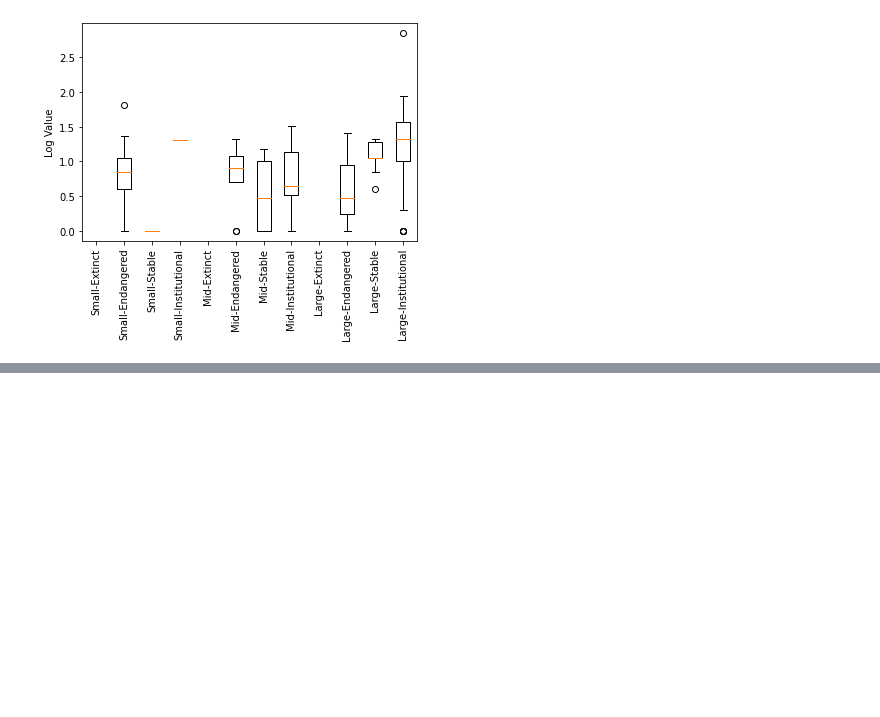
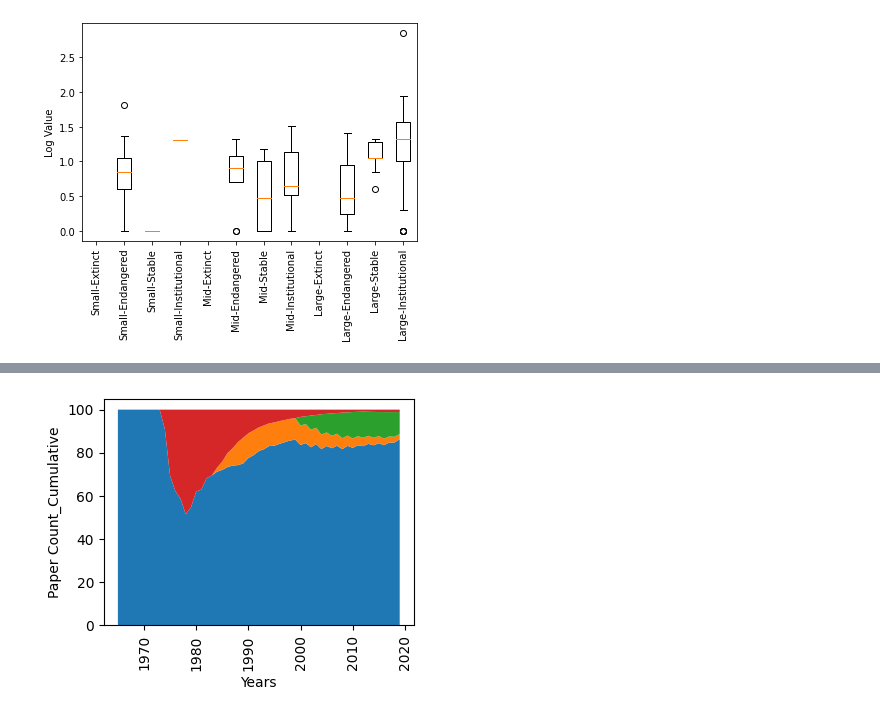
Before and after one commit to NisansaDdS/Some-Languages-are-More-Equal-than-Others, a Jupyter notebook: Generate Diagrams.ipynb, the cells around one changed output, grey strips where cells are left out. Cells and saved outputs as stored; diff of their text form; code cells hidden in the pictures; blank space fills up the shorter version.

```diff
--- a/Generate Diagrams.ipynb
+++ b/Generate Diagrams.ipynb
@@ -372,0 +712,4 @@ drawBoxPlot('Hugginface',HugginfaceMulti)
+# %%
+plotCumulativeGraph(sizeArr[0],vitalityArr[1],col,False)
+# %% [output]
+[figure, added]
```
Also changed, not shown: parts of 24 cells of this notebook, 16 other files.
